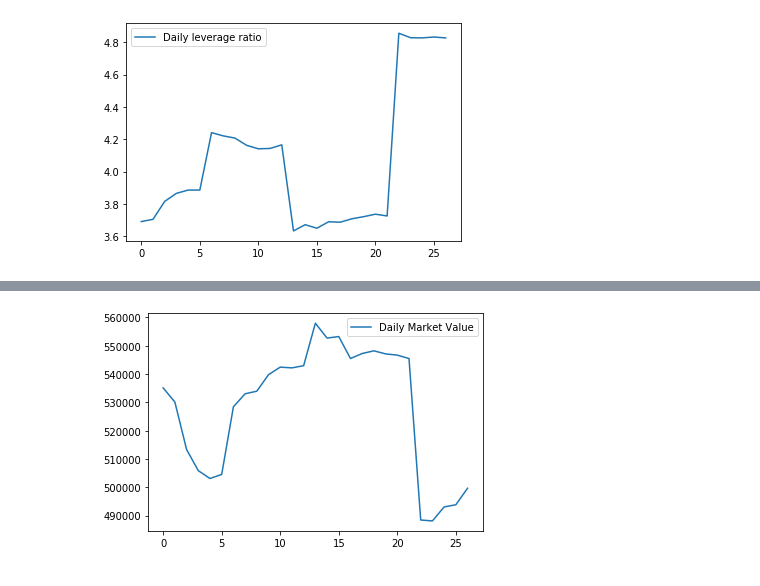
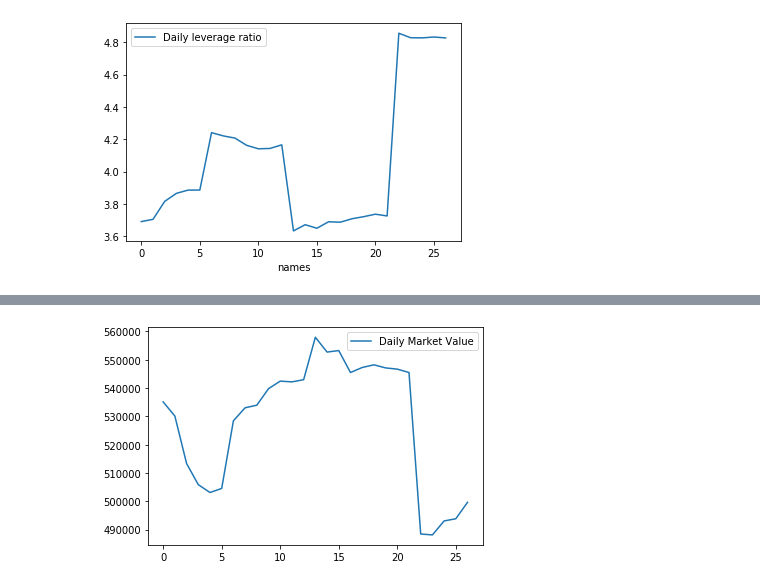
Before and after one commit to ZiyueNie/MA574, a Jupyter notebook: src/leverage.ipynb, the cells around one changed output, grey strips where cells are left out. Cells and saved outputs as stored; diff of their text form; code cells hidden in the pictures.

```diff
--- a/src/leverage.ipynb
+++ b/src/leverage.ipynb
@@ -39,7 +40,8 @@ def getData():
 # %%
 Rows,s=getData()
 plt.plot([i for i in range(27)],Rows,label='Daily leverage ratio')
+plt.xlabel('names')
 plt.legend()
 plt.show()
 # %% [output]
-[figure, old version]
+[figure, new version]
```
Also changed, not shown: parts of 3 cells of this notebook.
